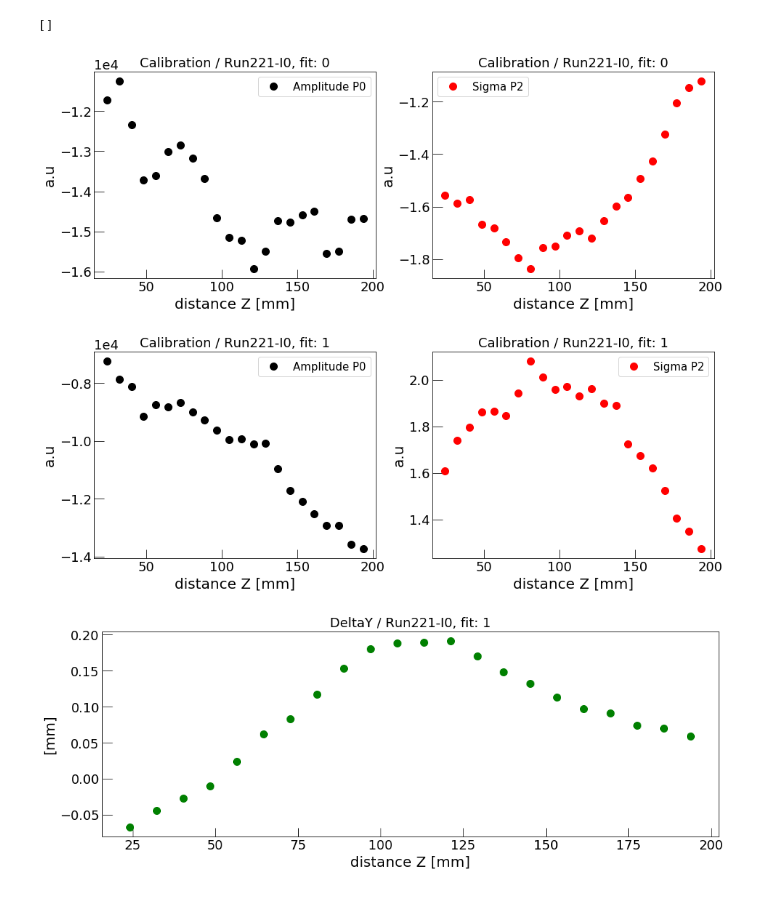
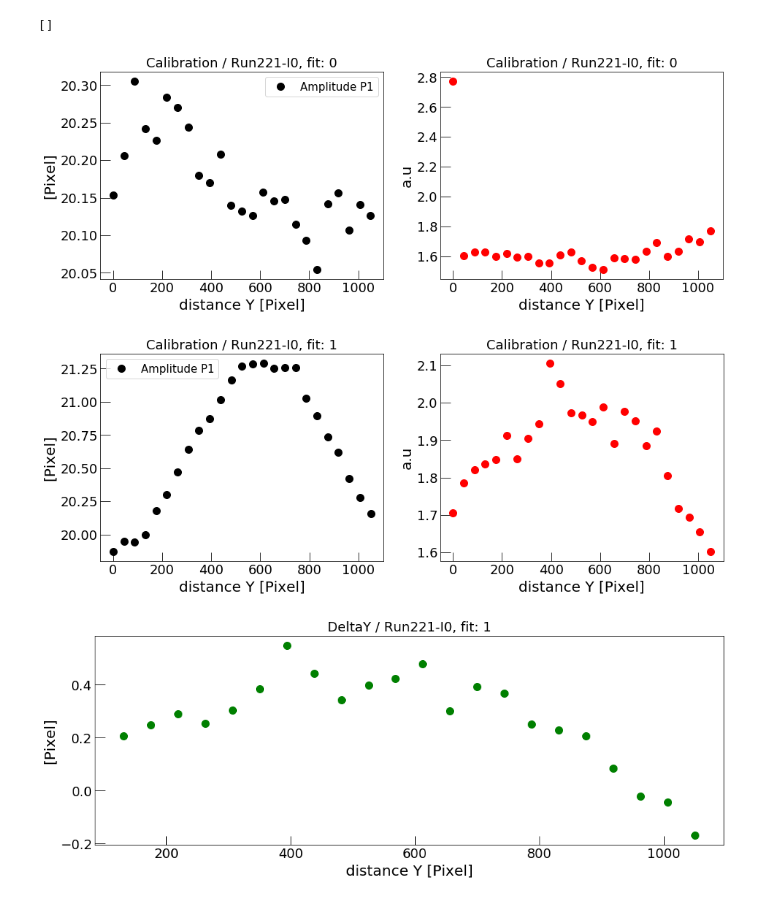
Before and after one commit to gmazzitelli/cygno, a Jupyter notebook: Analisys-Calibarion.ipynb, the cells around one changed output. Drawn from its saved outputs; the diff is of its cells as text; code cells hidden in the pictures.

```diff
--- a/Analisys-Calibarion.ipynb
+++ b/Analisys-Calibarion.ipynb
@@ -26,7 +26,7 @@ dataSelection = 'LAB'
 image = cy.swift_read_image_h5(cy.imageFile2FullPathCygnus(dataSelection, run, traccia))
 # %%
 cy.set_atlas_style("large")
-imageBare    = image[600:1500,150:1850]
+imageBare    = image[600:2048-600,400:2048-400]
 x_resolution = np.size(imageBare[1,:])
 y_resolution = np.size(imageBare[:,1])
 print (x_resolution, y_resolution)
@@ -39,10 +39,11 @@ plt.show()
 # %%
 from skimage.measure import ransac, LineModelND
 from skimage import feature, color
+from PIL import Image
 
 f, ax = plt.subplots()
-edges     = (imageBare < 55000)
-#edges     = feature.canny(imageBare, sigma=3)
+edges     = feature.canny(imageBare.astype(np.uint16), sigma=0)
+#edges     = imageBare<50000
 points    = np.array(np.nonzero(edges)).T.astype(float)
 edge_pts_xy = points[:, ::-1]
 
@@ -50,10 +51,11 @@ for i in range(4):
     model_robust, inliers = ransac(edge_pts_xy, LineModelND, min_samples=2,
                                    residual_threshold=1, max_trials=1000)
 
-    x = np.arange(1600)
+    x = np.arange(2048-1200)
     plt.plot(x, model_robust.predict_y(x))
 
     edge_pts_xy = edge_pts_xy[~inliers]
-
+#
 plt.imshow(edges)
+plt.show()
 # %% [output]
@@ -157,7 +144,7 @@ plt.show()
 # %%
 for i in range(0, len(TrInfo)):
     fig, ax = plt.subplots(1,2)
-    XprojTh    = 47800
+    XprojTh    = 56000
     #
     Xproj      = np.mean(TrInfo[i][0], axis=0)
     Yproj      = np.mean(TrInfo[i][0], axis=1)
@@ -239,7 +224,7 @@ for i in range(0, Track2Study):
 
             axarr[j, k].plot(xs, y, 'b:.')
             axarr[j, k].plot(xs, my.Gauss(xs, *popt), 'r-', label='A = %.2e\nS = %.2e' % (popt[0], popt[2]))
-            axarr[j, k].legend()
+            #axarr[j, k].legend()
             fitVar[i, ji,] = popt
             ji+=1
     plt.show()
@@ -251,38 +236,38 @@ for i in range(0, Track2Study):
 # %%
 title = "Calibration"
 plt.rcParams['figure.figsize'] = (15.0, 5.0)
 plt.rcParams["font.size"] = "18"
-x = np.linspace(0, nslide*nslide*0.125*slide, nslide*nslide)
+x = np.linspace(0, nslide*nslide*slide, nslide*nslide)
 for i in range(0, Track2Study):
     #for j in range(0, nslide*nslide):
     #    print fitVar[i, j,2]
     fig, ax = plt.subplots(1,2)
-    y = fitVar[i,:, 0]
-    ax[0].set_xlabel('distance Z [mm]')
-    ax[0].set_ylabel('a.u')
-    ax[0].plot(x[3:], y[3:], 'k.',  markersize=20, label="Amplitude P0")
+    y = fitVar[i,:, 1]
+    ax[0].set_xlabel('distance Y [Pixel]')
+    ax[0].set_ylabel('[Pixel]')
+    ax[0].plot(x[0:], y[0:], 'k.',  markersize=20, label="Amplitude P1")
     ax[0].legend(loc=0, prop={'size':'small'})
     #ax[0].set_ylim((-18000,-7000))
-    ax[0].ticklabel_format(style='sci', axis='y', scilimits=(0,0))
+    #ax[0].ticklabel_format(style='sci', axis='y', scilimits=(0,0))
     ax[0].set_title("%s / Run%d-I%d, fit: %d" %(title, run, traccia, i))
     y = fitVar[i,:, 2]
-    ax[1].set_xlabel('distance Z [mm]')
+    ax[1].set_xlabel('distance Y [Pixel]')
     ax[1].set_ylabel('a.u')
-    ax[1].plot(x[3:], y[3:], 'r.',  markersize=20, label="Sigma P2")
-    ax[1].legend(loc=0, prop={'size':'small'})
+    ax[1].plot(x[0:], y[0:], 'r.',  markersize=20, label="Sigma P2")
+    #ax[1].legend(loc=0, prop={'size':'small'})
     #ax[1].set_ylim((-17000,-7000))
     ax[1].ticklabel_format(style='sci', axis='y', scilimits=(0,0))
     ax[1].set_title("%s / Run%d-I%d, fit: %d" %(title, run, traccia, i))
 fig, ax[0] = plt.subplots()
 title = "DeltaY"
-ax[0].set_xlabel('distance Z [mm]')
-ax[0].set_ylabel('[mm]')
-y = (fitVar[1,:, 1]-fitVar[0,:, 1])*0.125
+ax[0].set_xlabel('distance Y [Pixel]')
+ax[0].set_ylabel('[Pixel]')
+y = (fitVar[1,:, 2]-fitVar[0,:, 2])
 ax[0].plot(x[3:], y[3:], 'g.',  markersize=20, label="P1(0)-P1(1)")
 ax[0].set_title("%s / Run%d-I%d, fit: %d" %(title, run, traccia, i))
 plt.plot()
 # %% [output]
 []
-[figure, old version]
+[figure, new version]
-[figure, old version]
+[figure, new version]
-[figure, old version]
+[figure, new version]
```
Also changed, not shown: parts of 10 cells of this notebook, 1 other file.
